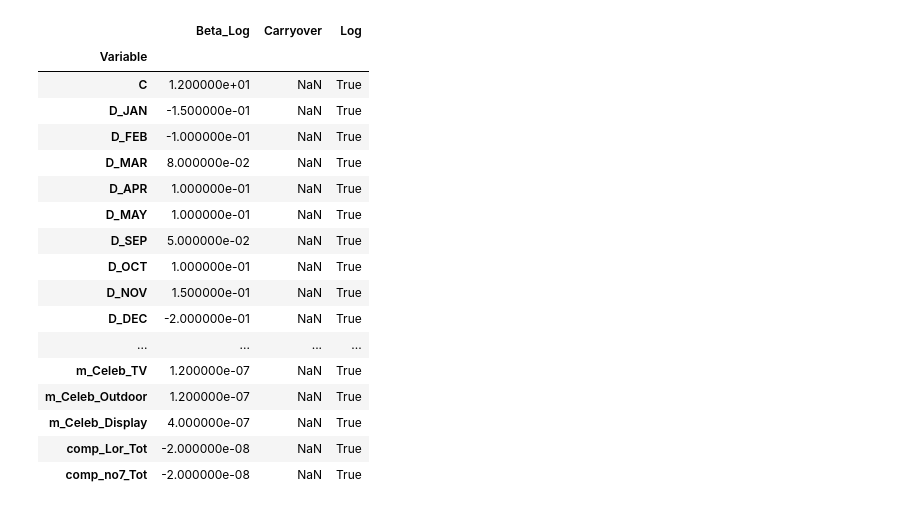
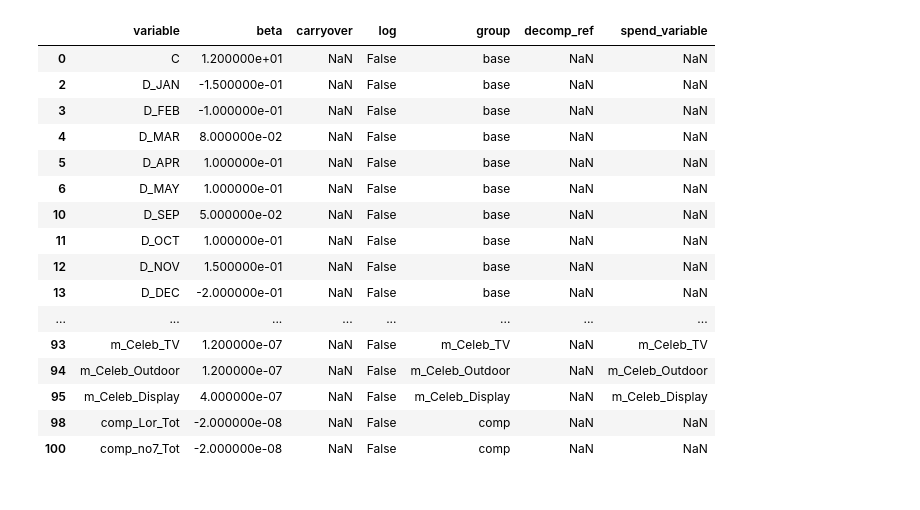
Before and after one commit to jackbowley/MMM, a Jupyter notebook: MeridianTests/CreateDataSet.ipynb, the cells around one changed output. Cells and saved outputs as stored; diff of their text form; code cells hidden in the pictures.

Commit message:
setup decomp process

```diff
--- a/MeridianTests/CreateDataSet.ipynb
+++ b/MeridianTests/CreateDataSet.ipynb
@@ -14,30 +23,30 @@ df_data = pd.read_excel(
-# %%
-df_eqn_all = pd.read_excel(
-    'data/mock model.xlsx',
-    sheet_name='EqnSpec',
-    usecols='A:D',
-).set_index('Variable')
-
-# Filter and convert 'Log' column: only 1 is True, anything else is False
-df_eqn = df_eqn_all[df_eqn_all['Beta_Log'].notnull()].copy()
-df_eqn['Log'] = df_eqn['Log'] == 1
-df_eqn
-# %% [output]
-|  | Beta_Log | Carryover | Log |
-| Variable |  |  |  |
-| C | 1.200000e+01 | NaN | True |
-| D_JAN | -1.500000e-01 | NaN | True |
-| D_FEB | -1.000000e-01 | NaN | True |
-| D_MAR | 8.000000e-02 | NaN | True |
-| D_APR | 1.000000e-01 | NaN | True |
-| D_MAY | 1.000000e-01 | NaN | True |
-| D_SEP | 5.000000e-02 | NaN | True |
-| D_OCT | 1.000000e-01 | NaN | True |
-| D_NOV | 1.500000e-01 | NaN | True |
-| D_DEC | -2.000000e-01 | NaN | True |
-| ... | ... | ... | ... |
-| m_Celeb_TV | 1.200000e-07 | NaN | True |
-| m_Celeb_Outdoor | 1.200000e-07 | NaN | True |
-| m_Celeb_Display | 4.000000e-07 | NaN | True |
-| comp_Lor_Tot | -2.000000e-08 | NaN | True |
-| comp_no7_Tot | -2.000000e-08 | NaN | True |
+# %%
+df_var_spec_all = pd.read_excel(
+    'data/mock model.xlsx',
+    sheet_name='EqnSpec',
+    usecols='A:G',
+) #.set_index('variable')
+
+# Filter, rename 'Beta_Log' to 'Beta', and convert 'Log' column: only 1 is True, anything else is False
+df_var_spec_all = df_var_spec_all.rename(columns={'beta_log': 'beta'})
+df_var_spec = df_var_spec_all[df_var_spec_all['beta'].notnull()].copy()
+df_var_spec['log'] = df_var_spec['log'] == 1
+df_var_spec
+# %% [output]
+|  | variable | beta | carryover | log | group | decomp_ref | spend_variable |
+| 0 | C | 1.200000e+01 | NaN | False | base | NaN | NaN |
+| 2 | D_JAN | -1.500000e-01 | NaN | False | base | NaN | NaN |
+| 3 | D_FEB | -1.000000e-01 | NaN | False | base | NaN | NaN |
+| 4 | D_MAR | 8.000000e-02 | NaN | False | base | NaN | NaN |
+| 5 | D_APR | 1.000000e-01 | NaN | False | base | NaN | NaN |
+| 6 | D_MAY | 1.000000e-01 | NaN | False | base | NaN | NaN |
+| 10 | D_SEP | 5.000000e-02 | NaN | False | base | NaN | NaN |
+| 11 | D_OCT | 1.000000e-01 | NaN | False | base | NaN | NaN |
+| 12 | D_NOV | 1.500000e-01 | NaN | False | base | NaN | NaN |
+| 13 | D_DEC | -2.000000e-01 | NaN | False | base | NaN | NaN |
+| ... | ... | ... | ... | ... | ... | ... | ... |
+| 93 | m_Celeb_TV | 1.200000e-07 | NaN | False | m_Celeb_TV | NaN | m_Celeb_TV |
+| 94 | m_Celeb_Outdoor | 1.200000e-07 | NaN | False | m_Celeb_Outdoor | NaN | m_Celeb_Outdoor |
+| 95 | m_Celeb_Display | 4.000000e-07 | NaN | False | m_Celeb_Display | NaN | m_Celeb_Display |
+| 98 | comp_Lor_Tot | -2.000000e-08 | NaN | False | comp | NaN | NaN |
+| 100 | comp_no7_Tot | -2.000000e-08 | NaN | False | comp | NaN | NaN |
```
Also changed, not shown: parts of 11 cells of this notebook, 6 other files.
